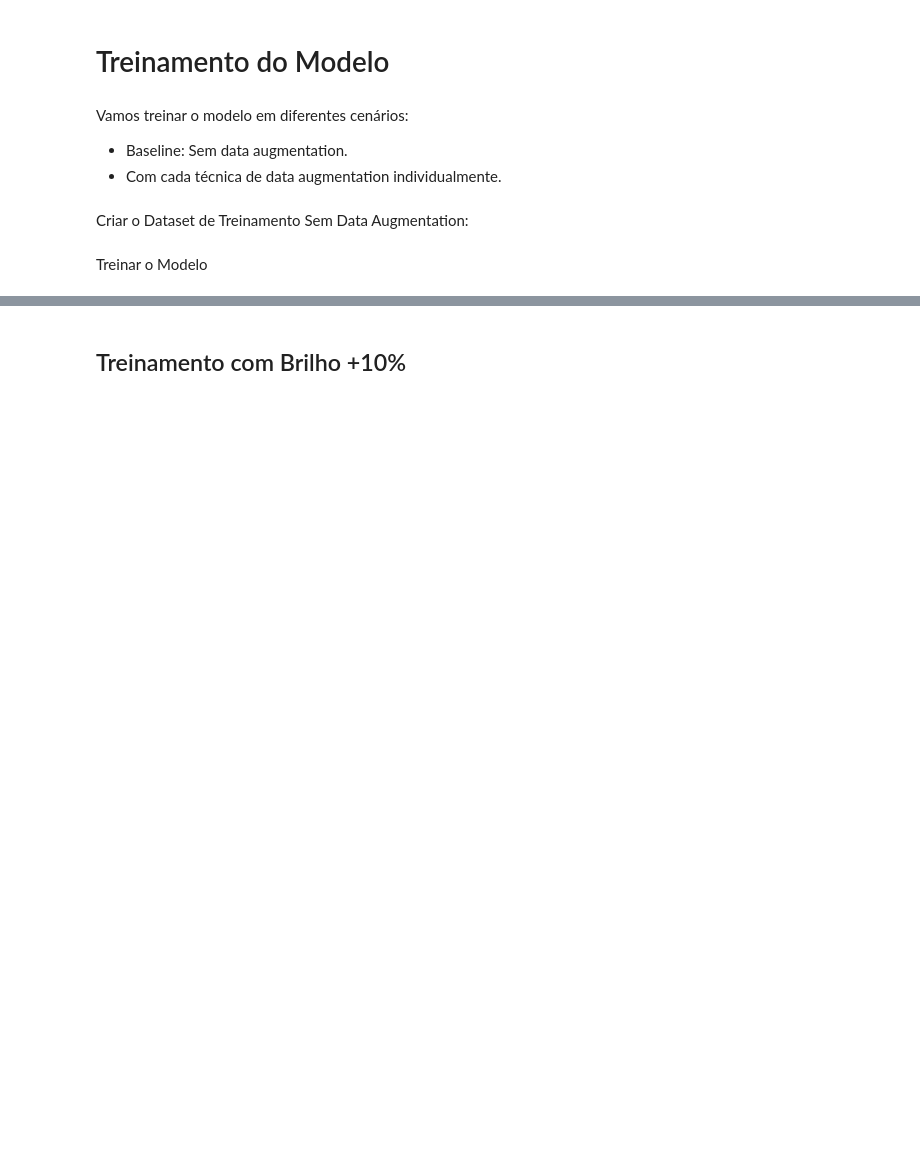
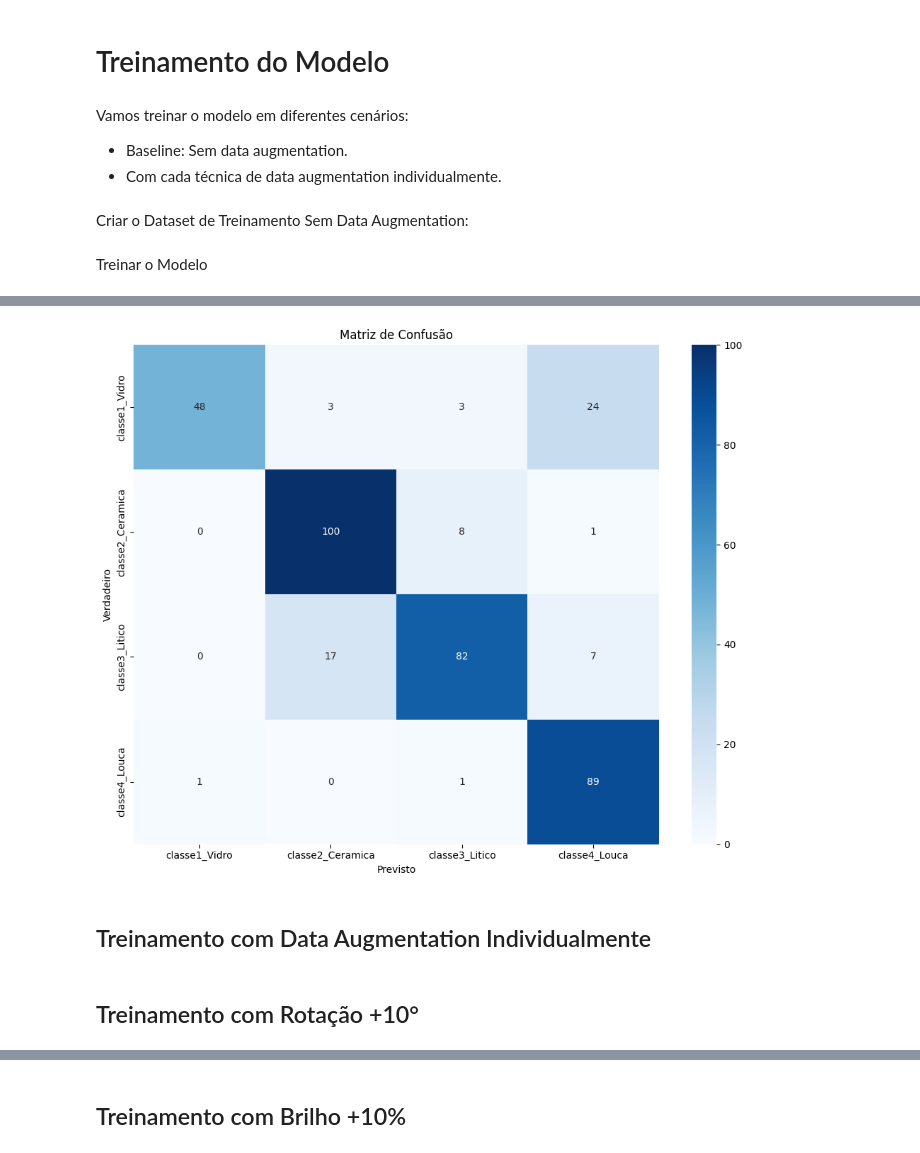
Before and after one commit to ArthurrCr/projeto_classificacao_artefatos, a Jupyter notebook: notebooks/_treinamento_modelo.ipynb, the cells around one changed output, grey strips where cells are left out. Cells and saved outputs as stored; diff of their text form; code cells hidden in the pictures; blank space fills up the shorter version.

```diff
--- a/notebooks/_treinamento_modelo.ipynb
+++ b/notebooks/_treinamento_modelo.ipynb
@@ -78,7 +142,7 @@ Criamos o dataset de teste (validação) sem data augmentation.
 # %%
 # Dataset de validação
+def preprocess(image, label):
+    return load_and_preprocess_image(image), label
+
 test_ds = tf.data.Dataset.from_tensor_slices((test_image_paths, test_labels))
-
-test_ds = test_ds.map(
-    lambda x, y: (load_and_preprocess_image(x), y)
-).batch(batch_size).prefetch(tf.data.AUTOTUNE)
+test_ds = test_ds.map(preprocess).batch(batch_size).prefetch(tf.data.AUTOTUNE)
@@ -136,10 +223,0 @@ Definimos o otimizador, a função de perda e as métricas.
-# %%
-# Criar o modelo
-model = create_model(num_classes)
-
-# Compilar o modelo
-model.compile(
-    optimizer=tf.keras.optimizers.Adam(),
-    loss='sparse_categorical_crossentropy',
-    metrics=['accuracy']
-)
@@ -322,20 +263,0 @@ histories['fixed_rotation_plus_10'] = history_fixed_rotation_plus_10
-# %%
-def augmentation_fixed_rotation_minus_10(image):
-    return fixed_rotation(image, angle=-10)
-
-train_ds_fixed_rotation_minus_10 = create_augmented_dataset(augmentation_fixed_rotation_minus_10)
-
-model = create_model(num_classes)
-model.compile(
-    optimizer=tf.keras.optimizers.Adam(),
-    loss='sparse_categorical_crossentropy',
-    metrics=['accuracy']
-)
-
-history_fixed_rotation_minus_10 = model.fit(
-    train_ds_fixed_rotation_minus_10,
-    validation_data=test_ds,
-    epochs=epochs
-)
-
-histories['fixed_rotation_minus_10'] = history_fixed_rotation_minus_10
@@ -341,0 +434,8 @@ histories['fixed_rotation_minus_10'] = history_fixed_rotation_minus_10
+# %%
+# Avaliar e plotar todas as métricas
+evaluate_and_plot_metrics(
+    model_checkpoint_path='best_model_baseline.keras',
+    validation_dataset=test_ds,
+    class_names=class_names
+)
+# %% [output]
@@ -341,0 +459,3 @@ histories['fixed_rotation_minus_10'] = history_fixed_rotation_minus_10
+[figure, added]
+# %% [markdown]
+## Treinamento com Data Augmentation Individualmente
@@ -341,0 +495,2 @@ histories['fixed_rotation_minus_10'] = history_fixed_rotation_minus_10
+# %% [markdown]
+## Treinamento com Rotação +10°
```
Also changed, not shown: parts of 172 cells of this notebook.
